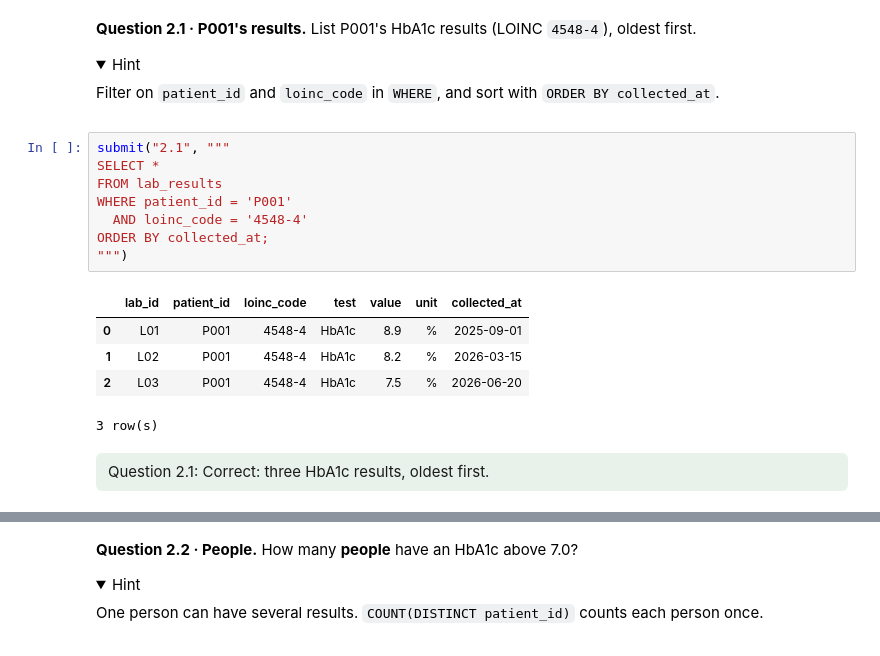
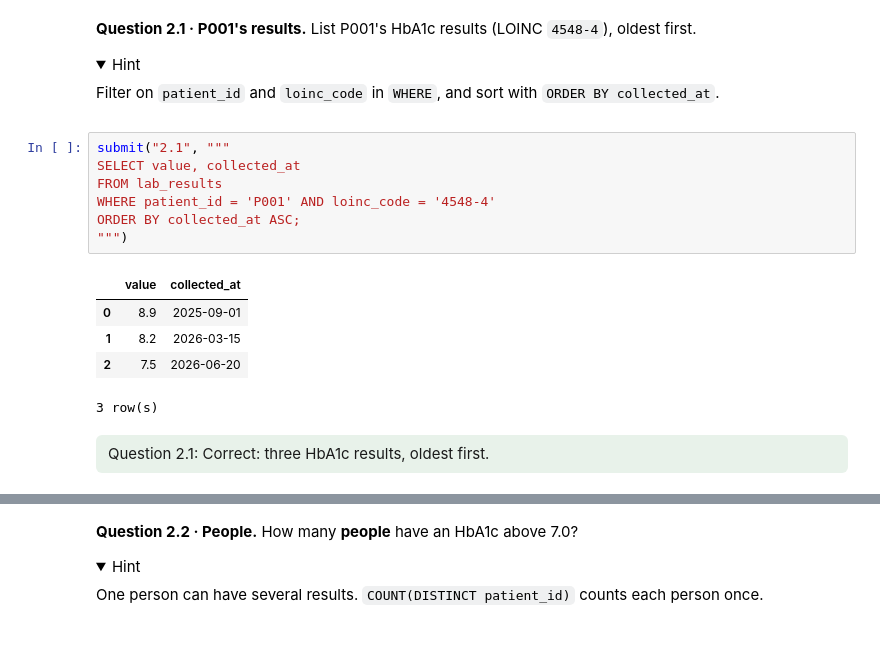
Before and after one commit to Markholmezza/p8105_hw1_zz3593, a Jupyter notebook: public/weeks/05-exercise.ipynb, the cells around one changed output, grey strips where cells are left out. Drawn from its saved outputs; the diff is of its cells as text; folded sections open.

```diff
--- a/public/weeks/05-exercise.ipynb
+++ b/public/weeks/05-exercise.ipynb
@@ -952,17 +952,16 @@ Filter on `patient_id` and `loinc_code` in `WHERE`, and sort with `ORDER BY coll
 </details>
 # %%
 submit("2.1", """
-SELECT *
+SELECT value, collected_at
 FROM lab_results
-WHERE patient_id = 'P001'
-  AND loinc_code = '4548-4'
-ORDER BY collected_at;
+WHERE patient_id = 'P001' AND loinc_code = '4548-4'
+ORDER BY collected_at ASC;
 """)
 # %% [output]
-|  | lab_id | patient_id | loinc_code | test | value | unit | collected_at |
-| 0 | L01 | P001 | 4548-4 | HbA1c | 8.9 | % | 2025-09-01 |
-| 1 | L02 | P001 | 4548-4 | HbA1c | 8.2 | % | 2026-03-15 |
-| 2 | L03 | P001 | 4548-4 | HbA1c | 7.5 | % | 2026-06-20 |
+|  | value | collected_at |
+| 0 | 8.9 | 2025-09-01 |
+| 1 | 8.2 | 2026-03-15 |
+| 2 | 7.5 | 2026-06-20 |
 3 row(s)
 Question 2.1: Correct: three HbA1c results, oldest first.
 # %%
```
Also changed, not shown: parts of 28 cells of this notebook.
